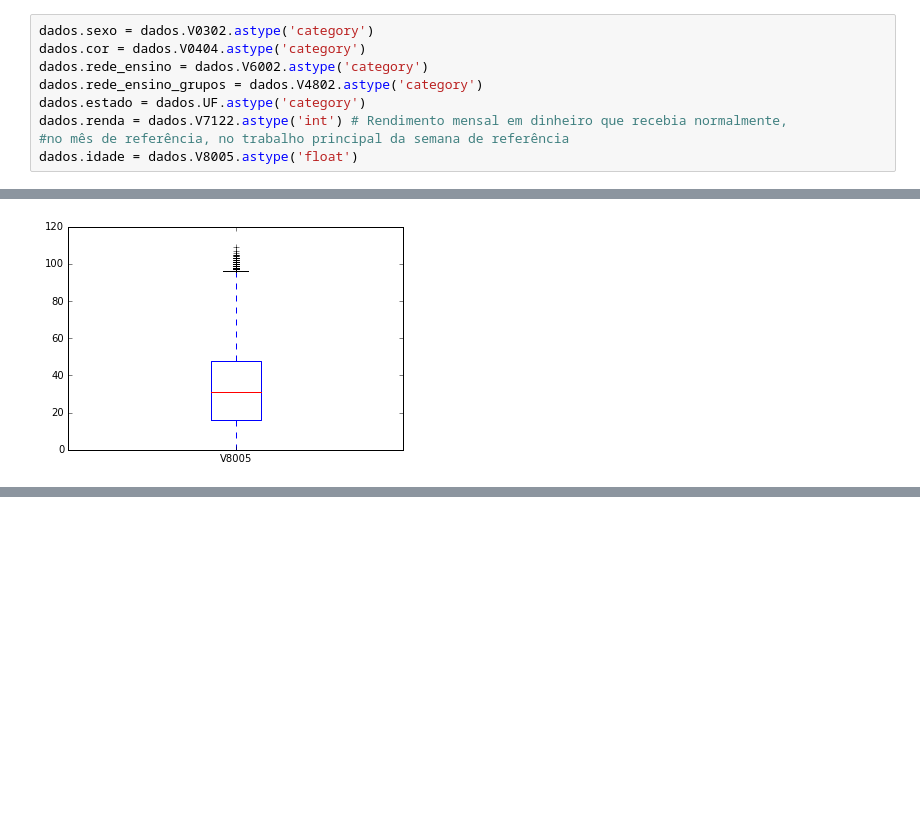
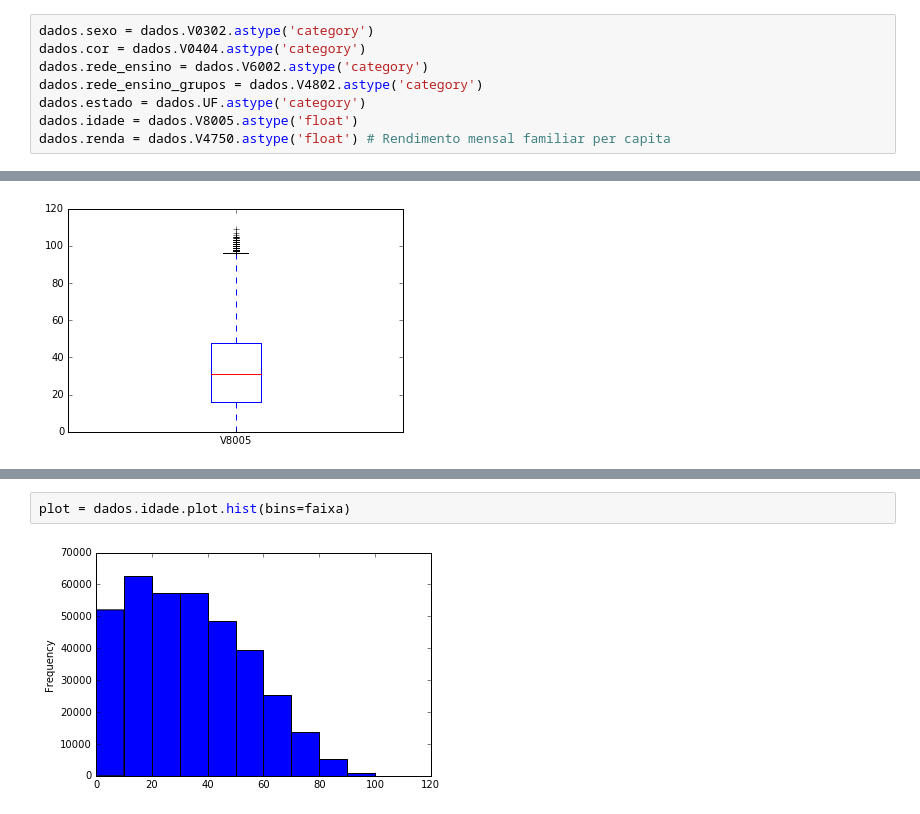
Before and after one commit to Formulos/CD, a Jupyter notebook: Aula 2/Aula02 Atividade Variáveis Qualitativas com PNAD.ipynb, the cells around one changed output, grey strips where cells are left out. Drawn from its saved outputs; the diff is of its cells as text; blank space fills up the shorter version.

```diff
--- a/Aula 2/Aula02 Atividade Variáveis Qualitativas com PNAD.ipynb
+++ b/Aula 2/Aula02 Atividade Variáveis Qualitativas com PNAD.ipynb
@@ -105,9 +105,8 @@ dados.cor = dados.V0404.astype('category')
 dados.rede_ensino = dados.V6002.astype('category')
 dados.rede_ensino_grupos = dados.V4802.astype('category')
 dados.estado = dados.UF.astype('category')
-dados.renda = dados.V7122.astype('int') # Rendimento mensal em dinheiro que recebia normalmente,
-#no mês de referência, no trabalho principal da semana de referência
 dados.idade = dados.V8005.astype('float')
+dados.renda = dados.V4750.astype('float') # Rendimento mensal familiar per capita
 # %%
 ct=pd.crosstab(dados.estado,dados.cor,margins=True,rownames=['Estado'], colnames=['cor'])
 
@@ -304,0 +322,4 @@ print(faixa)
+# %%
+plot = dados.idade.plot.hist(bins=faixa)
+# %% [output]
+[figure, added]
```
Also changed, not shown: parts of 5 cells of this notebook.
